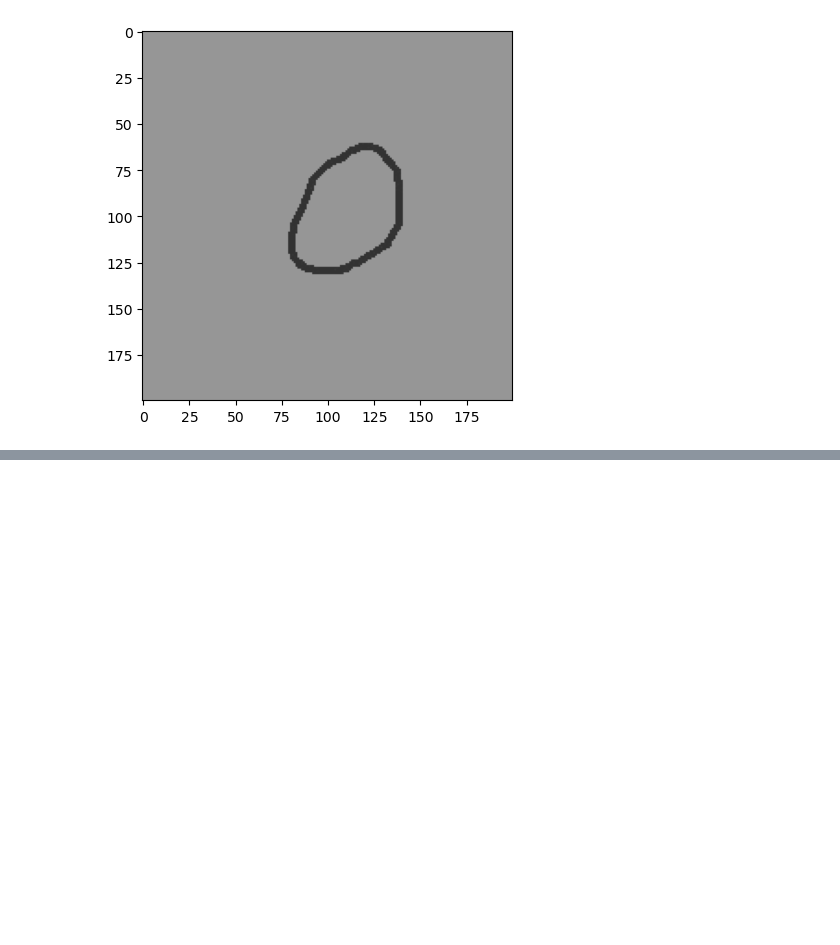
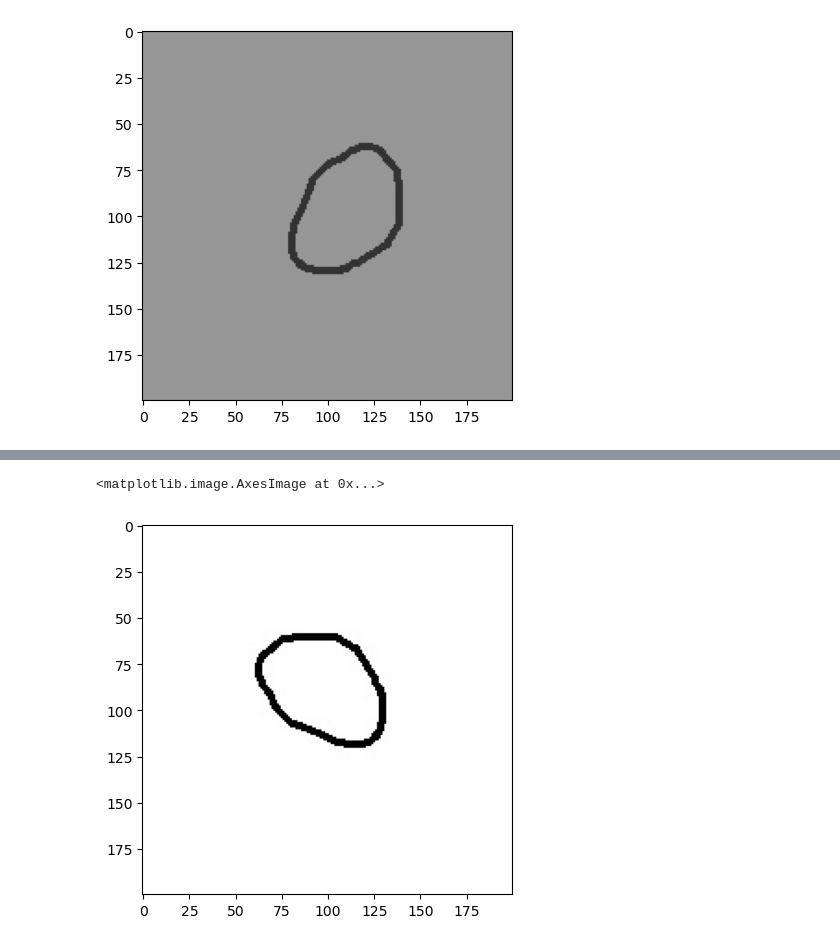
Before and after one commit to JulienFX/DuplicationDataset, a Jupyter notebook: duplication du dataset.ipynb, the cells around one changed output, grey strips where cells are left out. Drawn from its saved outputs; the diff is of its cells as text; code cells hidden in the pictures; blank space fills up the shorter version.

```diff
--- a/duplication du dataset.ipynb
+++ b/duplication du dataset.ipynb
@@ -71,0 +97,7 @@ plt.imshow(img_floue)
+# %%
+# Rotation de l'image
+imgRota = np.rot90(img,45)
+plt.imshow(imgRota)
+# %% [output]
+<matplotlib.image.AxesImage at 0x...>
+[figure, added]
```
Also changed, not shown: parts of 8 cells of this notebook.
